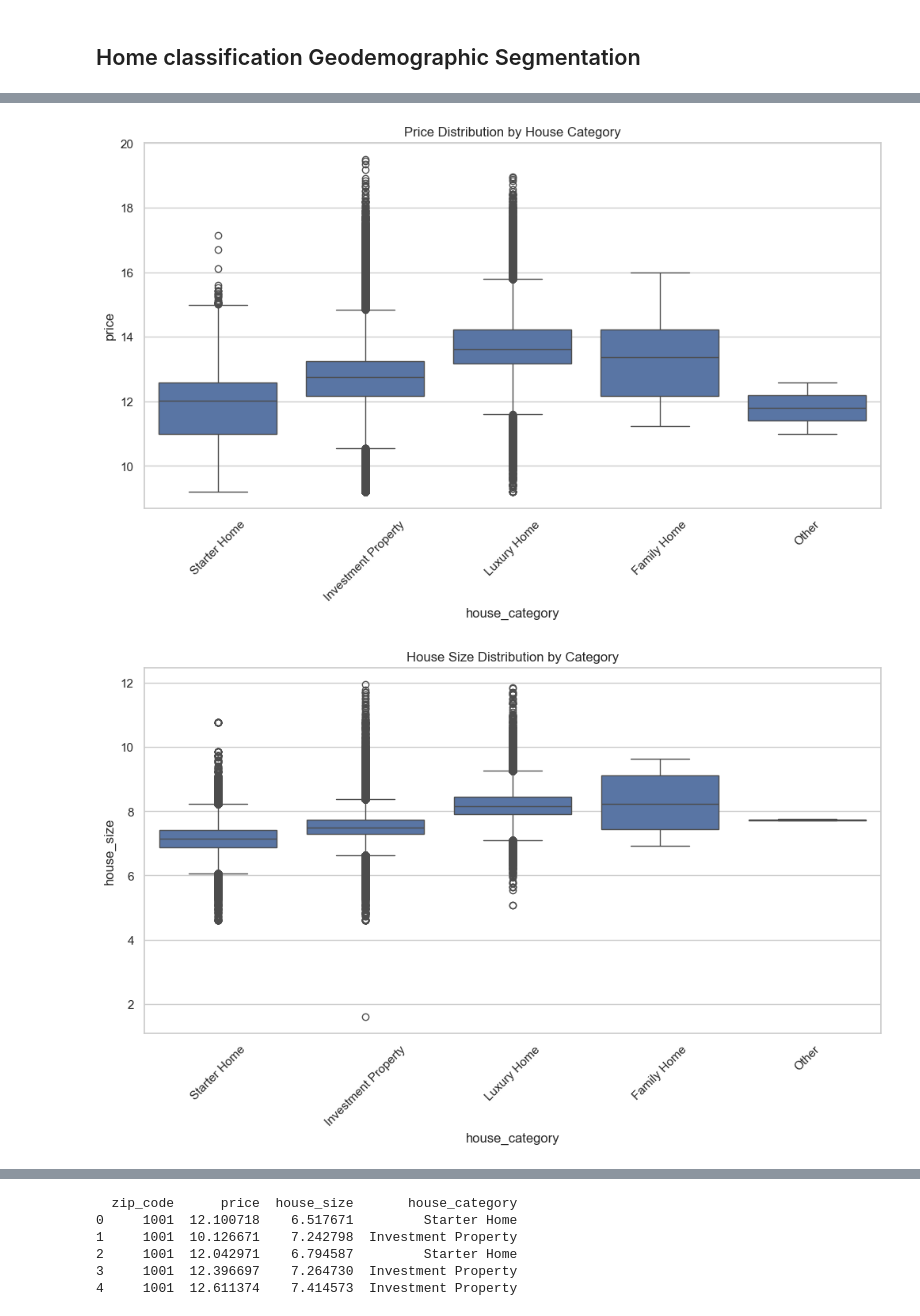
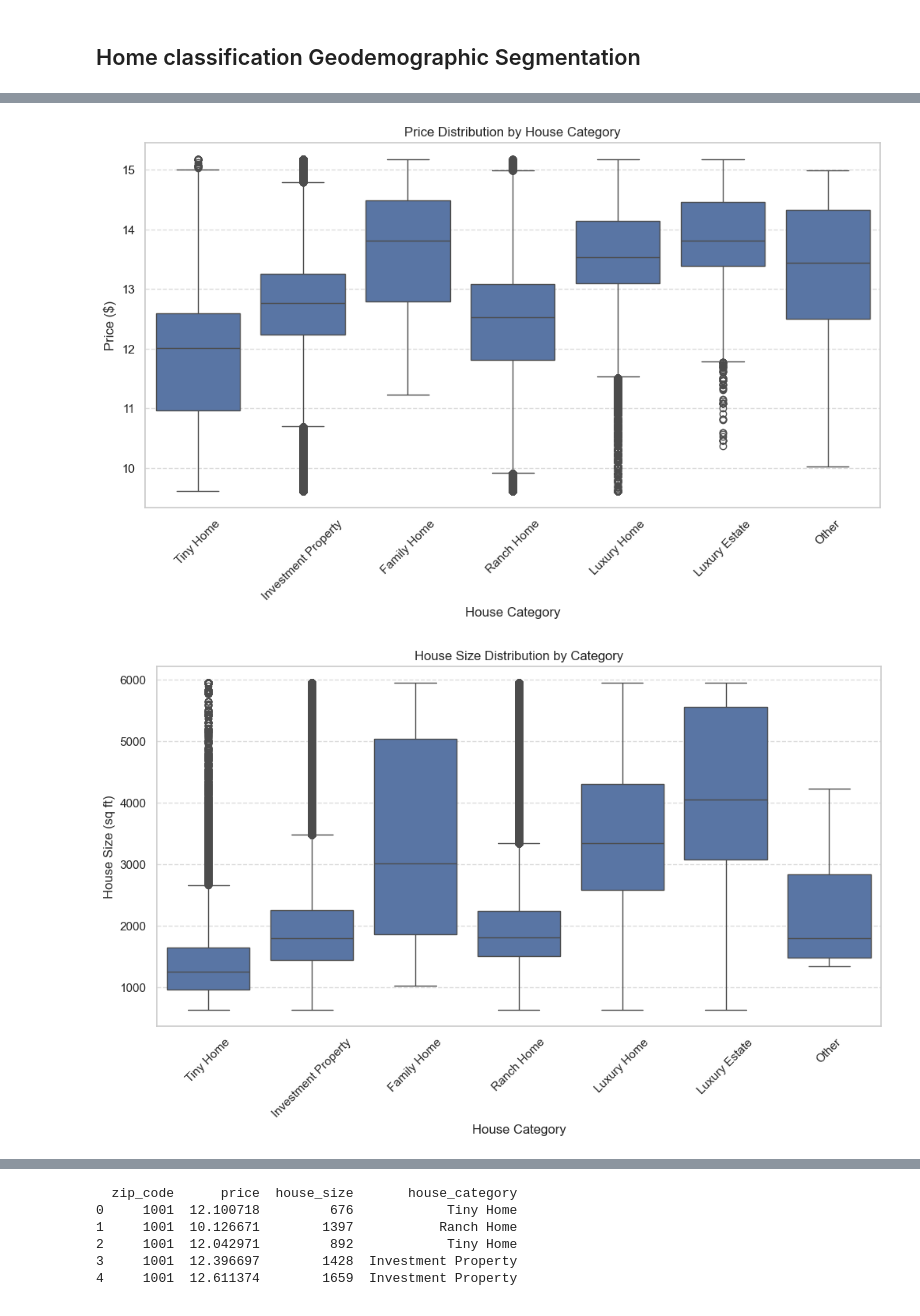
Before and after one commit to SatrunsDream/DSC148-Project, a Jupyter notebook: Case_Study.ipynb, the cells around one changed output, grey strips where cells are left out. Drawn from its saved outputs; the diff is of its cells as text; code cells hidden in the pictures.

Commit message:
fixing the house_classification

```diff
--- a/Case_Study.ipynb
+++ b/Case_Study.ipynb
@@ -2096,15 +2109,9 @@ Notes:
 [1] Standard Errors assume that the covariance matrix of the errors is correctly specified.
 # %%
 # ---- GEODEMOGRAPHIC SEGMENTATION (Region-Based Classification) ----
-
 region_column = "zip_code"
 
-# Use Lasso-selected features for geodemographic segmentation
-lasso_features = ["bed", "bath", "acre_lot", "house_size", "land_area",
-                  "water_area", "longitude", "density", "median_zip_price",
-                  "inventory_count", "crime_rate"]
-
-
+# Compute **regional** statistics using **median** instead of upper quartiles for acreage
 region_stats = realtor_data.groupby(region_column).agg(
     price_25=("price", lambda x: x.quantile(0.25)),
     price_50=("price", lambda x: x.quantile(0.50)),
@@ -2118,9 +2125,6 @@ region_stats = realtor_data.groupby(region_column).agg(
     crime_75=("crime_rate", lambda x: x.quantile(0.75)),
     tax_25=("property_tax", lambda x: x.quantile(0.25)),
     tax_75=("property_tax", lambda x: x.quantile(0.75)),
-    density_50=("density", lambda x: x.quantile(0.50)),
-    acre_median=("acre_lot", lambda x: x.median()),
-    water_area_mean=("water_area", lambda x: x.mean()),
-    inventory_50=("inventory_count", lambda x: x.median())
+    density_50=("density", lambda x: x.median()),
+    acre_median=("acre_lot", lambda x: x.median())  # Using median instead of quartiles
 )
-display(region_stats.head())
@@ -2159,20 +2182,45 @@ realtor_data["house_category"] = realtor_data.apply(lambda row: classify_home(ro
 # %%
 # ---- VISUALIZE PRICE DISTRIBUTION BY CATEGORY ----
 plt.figure(figsize=(12, 6))
-sns.boxplot(x="house_category", y="price", data=realtor_data)
+sns.boxplot(x="house_category", y="price", data=realtor_data, order=[
+    "Tiny Home", "Investment Property", "Family Home", "Ranch Home",
+    "Luxury Home", "Luxury Estate", "Other"
+])
 plt.xticks(rotation=45)
 plt.title("Price Distribution by House Category")
+plt.ylabel("Price ($)")
+plt.xlabel("House Category")
+plt.grid(axis="y", linestyle="--", alpha=0.7)
 plt.show()
 
 # ---- VISUALIZE SIZE DISTRIBUTION BY CATEGORY ----
 plt.figure(figsize=(12, 6))
-sns.boxplot(x="house_category", y="house_size", data=realtor_data)
+sns.boxplot(x="house_category", y="house_size", data=realtor_data, order=[
+    "Tiny Home", "Investment Property", "Family Home", "Ranch Home",
+    "Luxury Home", "Luxury Estate", "Other"
+])
 plt.xticks(rotation=45)
 plt.title("House Size Distribution by Category")
+plt.ylabel("House Size (sq ft)")
+plt.xlabel("House Category")
+plt.grid(axis="y", linestyle="--", alpha=0.7)
 plt.show()
 
-# Show Sample Results
+# ---- VISUALIZE SIZE DISTRIBUTION BY ACER LOT ----
+plt.figure(figsize=(12, 6))
+sns.boxplot(x="house_category", y="acre_lot", data=realtor_data, order=[
+    "Tiny Home", "Investment Property", "Family Home", "Ranch Home",
+    "Luxury Home", "Luxury Estate", "Other"
+])
+plt.xticks(rotation=45)
+plt.title("Acre Size Distribution by Category")
+plt.ylabel("Acre Size")
+plt.xlabel("House Category")
+plt.grid(axis="y", linestyle="--", alpha=0.7)
+plt.show()
+
+# ---- OPTIONAL: SHOW SAMPLE RESULTS ----
 print(realtor_data[[region_column, "price", "house_size", "house_category"]].head())
 # %% [output]
-[figure, old version]
+[figure, new version]
-[figure, old version]
+[figure, new version]
@@ -2179,8 +2228,8 @@ print(realtor_data[[region_column, "price", "house_size", "house_category"]].hea
   zip_code      price  house_size       house_category
-0     1001  12.100718    6.517671         Starter Home
-1     1001  10.126671    7.242798  Investment Property
-2     1001  12.042971    6.794587         Starter Home
-3     1001  12.396697    7.264730  Investment Property
-4     1001  12.611374    7.414573  Investment Property
+0     1001  12.100718         676            Tiny Home
+1     1001  10.126671        1397           Ranch Home
+2     1001  12.042971         892            Tiny Home
+3     1001  12.396697        1428  Investment Property
+4     1001  12.611374        1659  Investment Property
 # %% [markdown]
 
```
Also changed, not shown: parts of 45 cells of this notebook.
